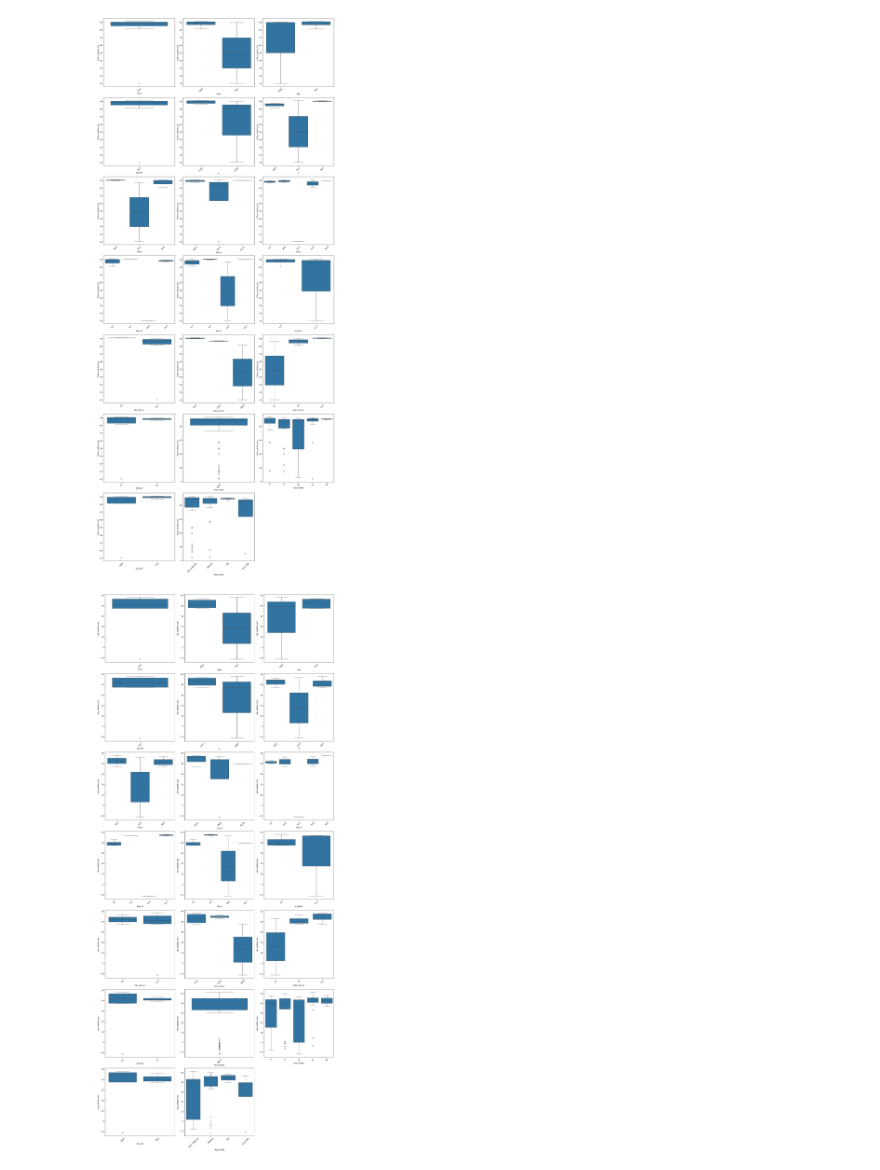
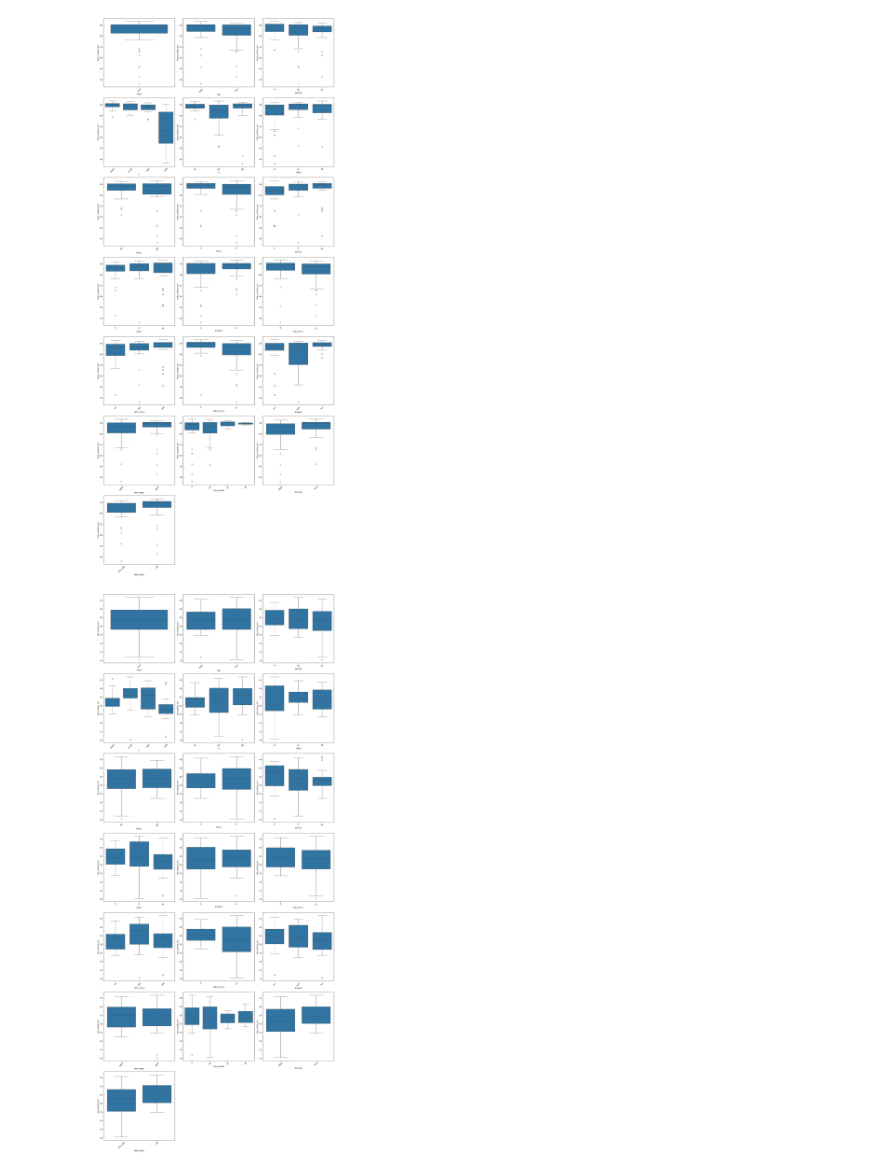
Before and after one commit to Pein2017/Wind-Power-Prediction, a Jupyter notebook: results_analysis/metrics_settings_analysis.ipynb, the cells around one changed output. Drawn from its saved outputs; the diff is of its cells as text; code cells hidden in the pictures.

```diff
--- a/results_analysis/metrics_settings_analysis.ipynb
+++ b/results_analysis/metrics_settings_analysis.ipynb
@@ -7,7 +7,7 @@ import seaborn as sns
 # %%
 base_folder = "/data3/lsf/Pein/Power-Prediction/res_output/"
 
-time_folder = "24-08-17-mlp_v3-search-8procs"
+time_folder = "24-08-18-mlp_v3-minmax"
 
 
 path = base_folder + time_folder + "_result/" + time_folder + "-joined_metrics.csv"
@@ -47,7 +44,11 @@ Index(['exp_date', 'train_rmse', 'train_custom_acc', 'val_rmse_for_best_train',
       dtype='object')
 # %%
 import math
-def plot_rmse_effects(df, x, y=['train_custom_acc', 'val_custom_acc', 'test_custom_acc']):
+
+
+def plot_rmse_effects(
+    df, x, y=["train_custom_acc", "val_custom_acc", "test_custom_acc"]
+):
     for rmse in y:
         # Calculate the grid size
         num_features = len(x)
@@ -55,7 +56,9 @@ def plot_rmse_effects(df, x, y=['train_custom_acc', 'val_custom_acc', 'test_cust
         num_cols = min(3, num_features)  # Number of columns (max 3)
 
         # Create subplots with the calculated grid size
-        fig, axes = plt.subplots(num_rows, num_cols, figsize=(6*num_cols, 6*num_rows))
+        fig, axes = plt.subplots(
+            num_rows, num_cols, figsize=(6 * num_cols, 6 * num_rows)
+        )
 
         # Flatten axes array if there's more than one row
         if num_rows > 1:
@@ -78,29 +81,28 @@ def plot_rmse_effects(df, x, y=['train_custom_acc', 'val_custom_acc', 'test_cust
 # %%
 plot_features = [
     "conv",
-    "mha",
     "mlp",
     "seq_len",
     "lr",
     "d",  # d_model
     "hid_d",  # hidden_d_model
     "last_d",  # last_d_model
     "tok_d",  # token_d_model
     "time_d",  # time_d_model
     "pos_d",  # pos_d_model
     "e_layers",
     "tok_conv_k",  # token_conv_kernel
     "conv_out_d",  # conv_out_dim
     "feat_conv_k",  # feat_conv_kernel
     "dropout",
     "norm_type",
     "num_heads",
     "use_pos",
-    "skip_mode"
+    "skip_mode",
 ]
 
 # Plotting the effects
 plot_rmse_effects(df, x=plot_features)
 # %% [output]
-[figure, old version]
+[figure, new version]
-[figure, old version]
+[figure, new version]
```
Also changed, not shown: parts of 7 cells of this notebook, 42 other files.
